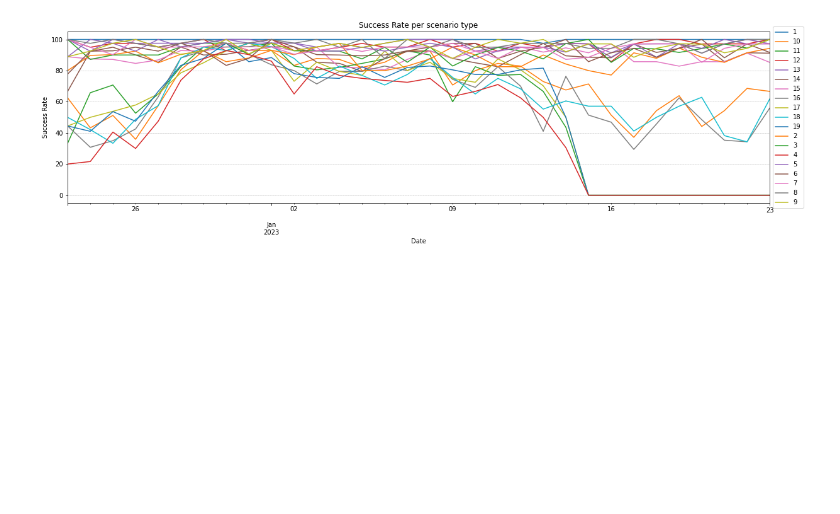
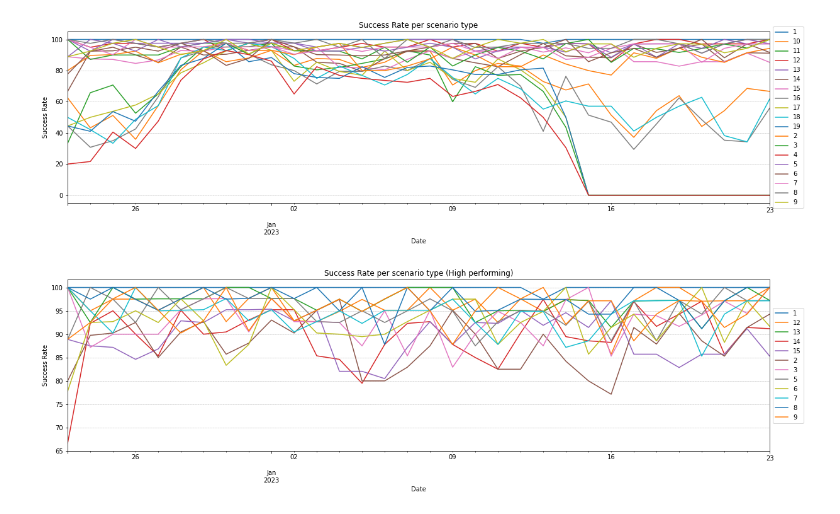
Before and after one commit to Master2022E/OnionRTC-experiment, a Jupyter notebook: Dataprocess/SuccessRateOverTime.ipynb, the cells around one changed output. Cells and saved outputs as stored; diff of their text form; code cells hidden in the pictures; blank space fills up the shorter version.

Commit message:
Add graphs of high and low performing success rates over time for easier reading

```diff
--- a/Dataprocess/SuccessRateOverTime.ipynb
+++ b/Dataprocess/SuccessRateOverTime.ipynb
@@ -153,3 +137,47 @@ plt.savefig("output_folder/SuccessRateOverTime.svg", format="svg", bbox_inches='
 plt.show()
 # %% [output]
 [figure]
+# %%
+# All high performing scenario types
+
+data = plotData[
+                (plotData["scenario_type"] == "1")  |
+                (plotData["scenario_type"] == "2")  |
+                (plotData["scenario_type"] == "3")  |
+                #(plotData["scenario_type"] == "4")  |
+                (plotData["scenario_type"] == "5")  |
+                (plotData["scenario_type"] == "6")  |
+                (plotData["scenario_type"] == "7")  |
+                (plotData["scenario_type"] == "8")  |
+                (plotData["scenario_type"] == "9")  |
+                #(plotData["scenario_type"] == "10") |
+                #(plotData["scenario_type"] == "11") |
+                (plotData["scenario_type"] == "12") |
+                (plotData["scenario_type"] == "13") |
+                (plotData["scenario_type"] == "14") |
+                (plotData["scenario_type"] == "15")
+                #(plotData["scenario_type"] == "16") |
+                #(plotData["scenario_type"] == "17") |
+                #(plotData["scenario_type"] == "18") |
+                #(plotData["scenario_type"] == "19")
+                ]
+
+plt.rcParams["figure.figsize"] = (20,5)
+data.pivot(index="date", columns="scenario_type", values="success_rate").plot()
+plt.rcParams["figure.figsize"] = (20,5)
+plt.xlabel("Date")
+plt.ylabel("Success Rate")
+
+plt.title("Success Rate per scenario type (High performing)")
+# set size of plot
+# set grid on x-axis in plot
+plt.grid(axis='y', linestyle='--', linewidth=0.5)
+
+plt.legend(fontsize=10)
+plt.legend(loc='center left', bbox_to_anchor=(1, 0.5))
+
+plt.savefig("output_folder/SuccessRateOverTimeHigh.png", format="png", bbox_inches='tight', transparent=False, dpi=600, pad_inches=0.1, facecolor='w', edgecolor='w')
+plt.savefig("output_folder/SuccessRateOverTimeHigh.svg", format="svg", bbox_inches='tight', transparent=False, dpi=600, pad_inches=0.1, facecolor='w', edgecolor='w')
+plt.show()
+# %% [output]
+[figure, added]
```
Also changed, not shown: parts of 2 cells of this notebook, 7 other files.
